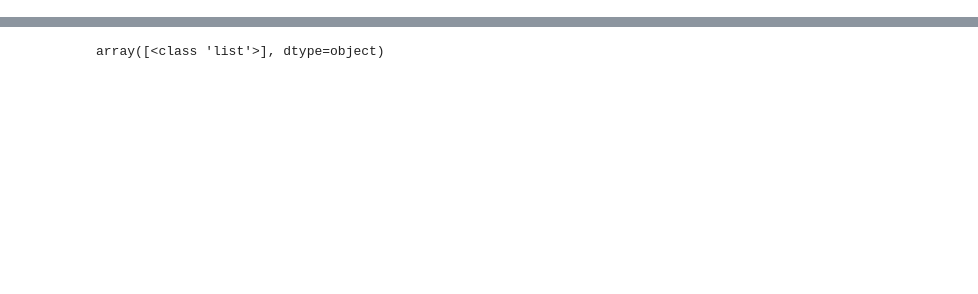
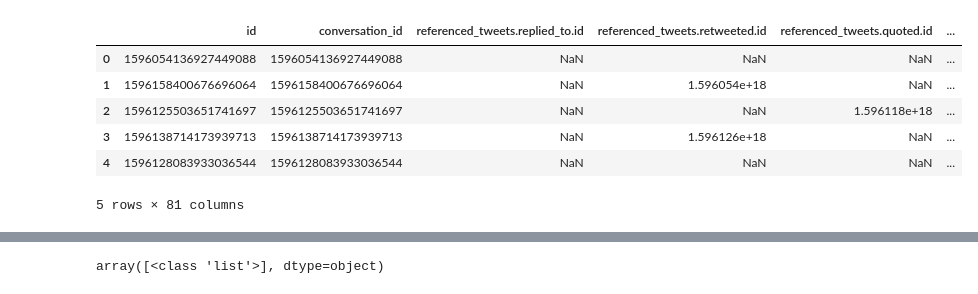
Before and after one commit to andrepology/stream-building-ux, a Jupyter notebook: conversions.ipynb, the cells around one changed output, grey strips where cells are left out. Drawn from its saved outputs; the diff is of its cells as text; code cells hidden in the pictures; blank space fills up the shorter version.

```diff
--- a/conversions.ipynb
+++ b/conversions.ipynb
@@ -5,5 +5,14 @@ import json
 # %%
 pd.set_option('display.max_colwidth', None)
 pd.set_option('display.max_rows', 10)
 
 df = pd.read_csv('tools-for-thought.csv')
+df.head()
+# %% [output]
+|  | id | conversation_id | referenced_tweets.replied_to.id | referenced_tweets.retweeted.id | referenced_tweets.quoted.id | ... |
+| 0 | 1596054136927449088 | 1596054136927449088 | NaN | NaN | NaN | ... |
+| 1 | 1596158400676696064 | 1596158400676696064 | NaN | 1.596054e+18 | NaN | ... |
+| 2 | 1596125503651741697 | 1596125503651741697 | NaN | NaN | 1.596118e+18 | ... |
+| 3 | 1596138714173939713 | 1596138714173939713 | NaN | 1.596126e+18 | NaN | ... |
+| 4 | 1596128083933036544 | 1596128083933036544 | NaN | NaN | NaN | ... |
+5 rows × 81 columns
```
Also changed, not shown: parts of 33 cells of this notebook, 51 other files.
